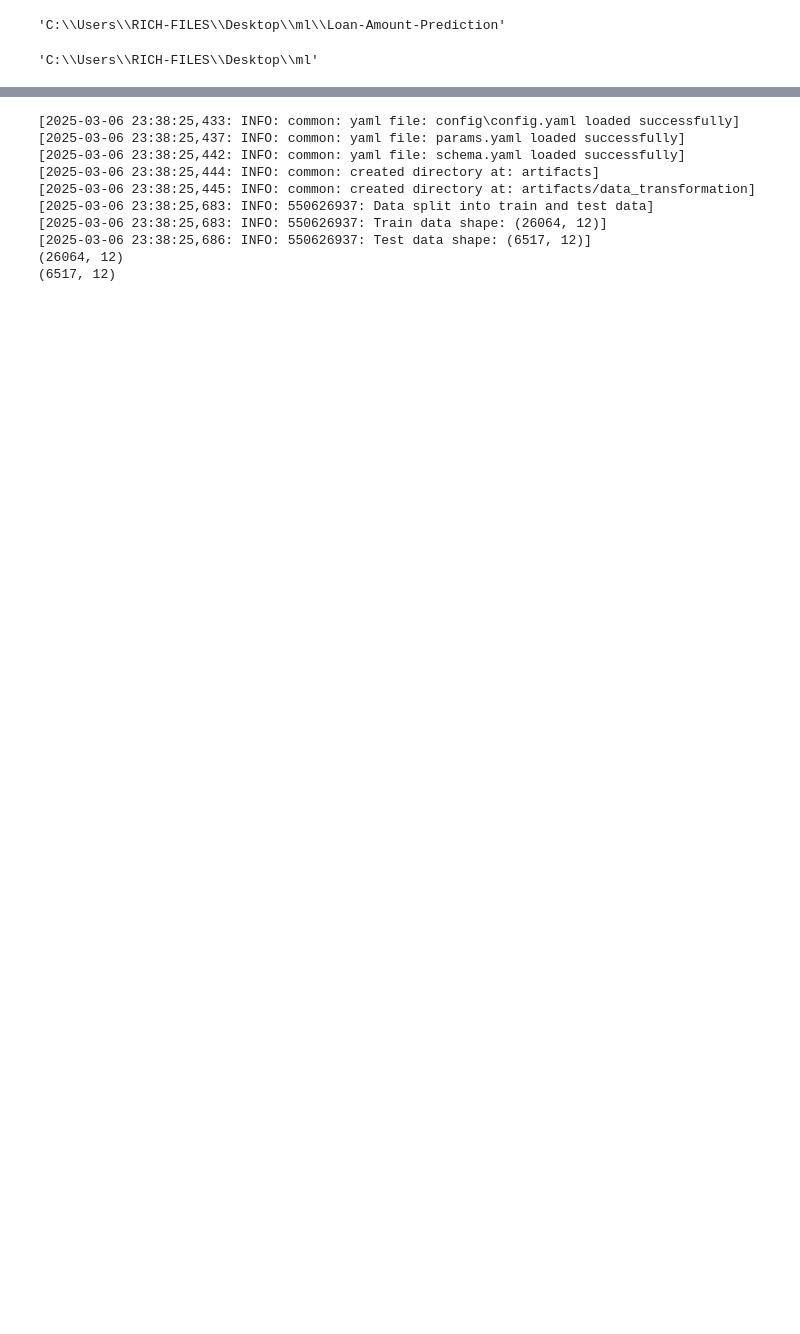
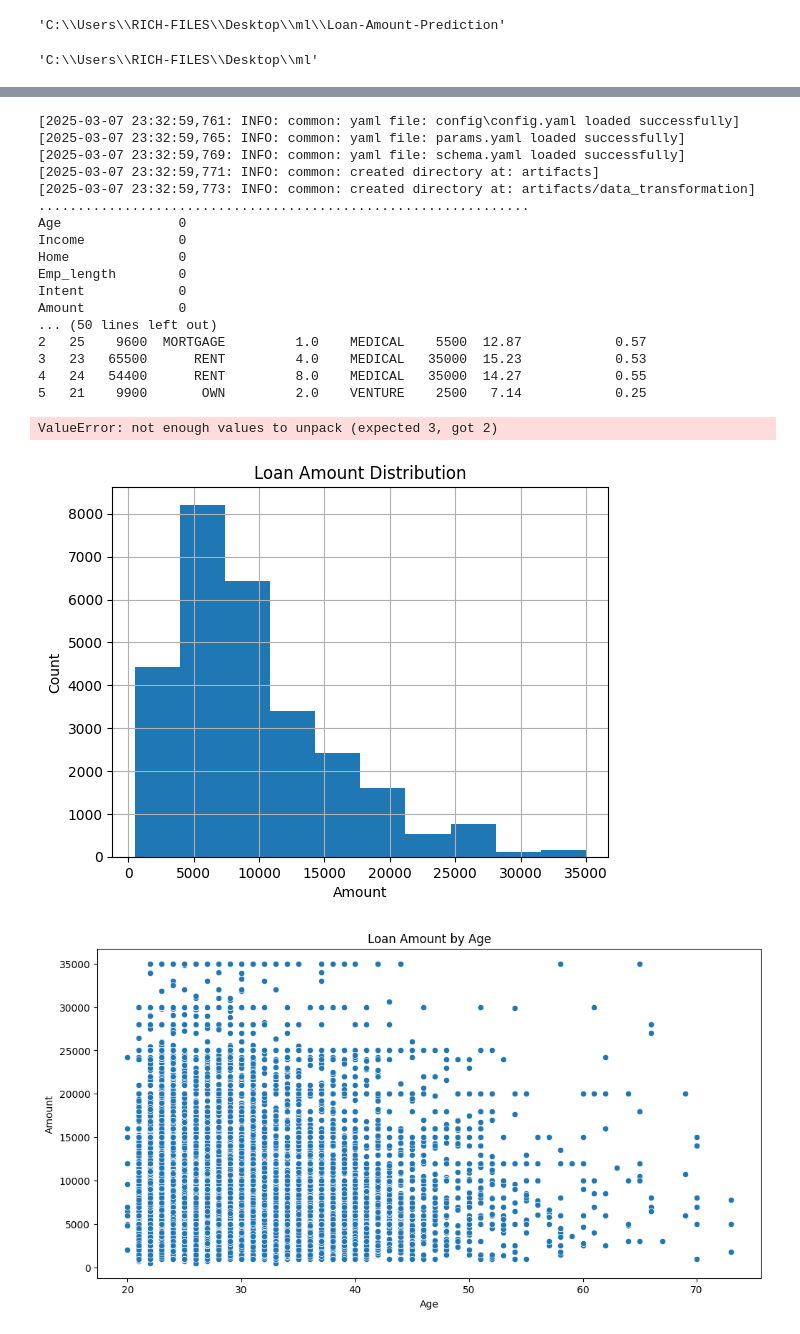
Before and after one commit to richardmukechiwa/Loan-Amount-Prediction, a Jupyter notebook: research/03_data_transformation.ipynb, the cells around one changed output, grey strips where cells are left out. Drawn from its saved outputs; the diff is of its cells as text; code cells hidden in the pictures; blank space fills up the shorter version.

```diff
--- a/research/03_data_transformation.ipynb
+++ b/research/03_data_transformation.ipynb
@@ -60,19 +60,3 @@ import seaborn as sns
 project_path = "C:/Users/RICH-FILES/Desktop/ml/Loan-Amount-Prediction"
 
 os.chdir(project_path)
-# %%
-# add EDA to the data
-def data_cleaning(self, df):
-    df = pd.read_csv("artifacts/data_ingestion/credit_risk.csv")
-    #remove categorical data
-    df.drop(columns = ["Id", "Home", "Intent", "Status", "Default"], inplace=True)
-    #drop null values
-    df.dropna()
-
-    #remove outliers
-    df = df[(df['Age'] < 25) & (df['Emp_length'] < 10)]
-
-
-
-
-    return df
@@ -212,25 +69,0 @@ There is a strong correlatedness between Age and Cred_length
-# %%
-class DataTransformation:
-    def __init__(self, config: DataTransformationConfig):
-        self.config = config
-
-        project_path = "C:/Users/RICH-FILES/Desktop/ml/Loan-Amount-Prediction"
-
-        os.chdir(project_path)
-
-
-    def train_test_splitting(self):
-        data = pd.read_csv(self.config.data_path)
-
-        #split the data into train and test
-        train, test = train_test_split(data, test_size=0.2, random_state=42)
-
-        train.to_csv(os.path.join(self.config.root_dir, 'train.csv'), index=False)
-        test.to_csv(os.path.join(self.config.root_dir, 'test.csv'), index=False)        #save the train and test data to the root directory
-
-        logger.info("Data split into train and test data")
-        logger.info(f"Train data shape: {train.shape}")
-        logger.info(f"Test data shape: {test.shape}")
-
-        print(train.shape)
-        print(test.shape)
@@ -237,19 +240,32 @@ class DataTransformation:
 # %%
 try:
     config = ConfigurationManager()
     data_transformation_config = config.get_data_transformation_config()
     data_transformation = DataTransformation(config = data_transformation_config)
+    data_transformation.data_cleaning()
+    data_transformation.exploratory_data_analysis()
+    data_transformation.feat_engineering()
     data_transformation.train_test_splitting()
 except Exception as e:
     raise e
 # %% [output]
-[2025-03-06 23:38:25,433: INFO: common: yaml file: config\config.yaml loaded successfully]
-[2025-03-06 23:38:25,437: INFO: common: yaml file: params.yaml loaded successfully]
-[2025-03-06 23:38:25,442: INFO: common: yaml file: schema.yaml loaded successfully]
-[2025-03-06 23:38:25,444: INFO: common: created directory at: artifacts]
-[2025-03-06 23:38:25,445: INFO: common: created directory at: artifacts/data_transformation]
-[2025-03-06 23:38:25,683: INFO: 550626937: Data split into train and test data]
-[2025-03-06 23:38:25,683: INFO: 550626937: Train data shape: (26064, 12)]
-[2025-03-06 23:38:25,686: INFO: 550626937: Test data shape: (6517, 12)]
-(26064, 12)
-(6517, 12)
+[2025-03-07 23:32:59,761: INFO: common: yaml file: config\config.yaml loaded successfully]
+[2025-03-07 23:32:59,765: INFO: common: yaml file: params.yaml loaded successfully]
+[2025-03-07 23:32:59,769: INFO: common: yaml file: schema.yaml loaded successfully]
+[2025-03-07 23:32:59,771: INFO: common: created directory at: artifacts]
+[2025-03-07 23:32:59,773: INFO: common: created directory at: artifacts/data_transformation]
+...............................................................
+Age               0
+Income            0
+Home              0
+Emp_length        0
+Intent            0
+Amount            0
+... (50 lines left out)
+2   25    9600  MORTGAGE         1.0    MEDICAL    5500  12.87            0.57
+3   23   65500      RENT         4.0    MEDICAL   35000  15.23            0.53
+4   24   54400      RENT         8.0    MEDICAL   35000  14.27            0.55
+5   21    9900       OWN         2.0    VENTURE    2500   7.14            0.25
+ValueError: not enough values to unpack (expected 3, got 2)
+[figure, added]
+[figure, added]
```
Also changed, not shown: parts of 29 cells of this notebook, 51 other files.
